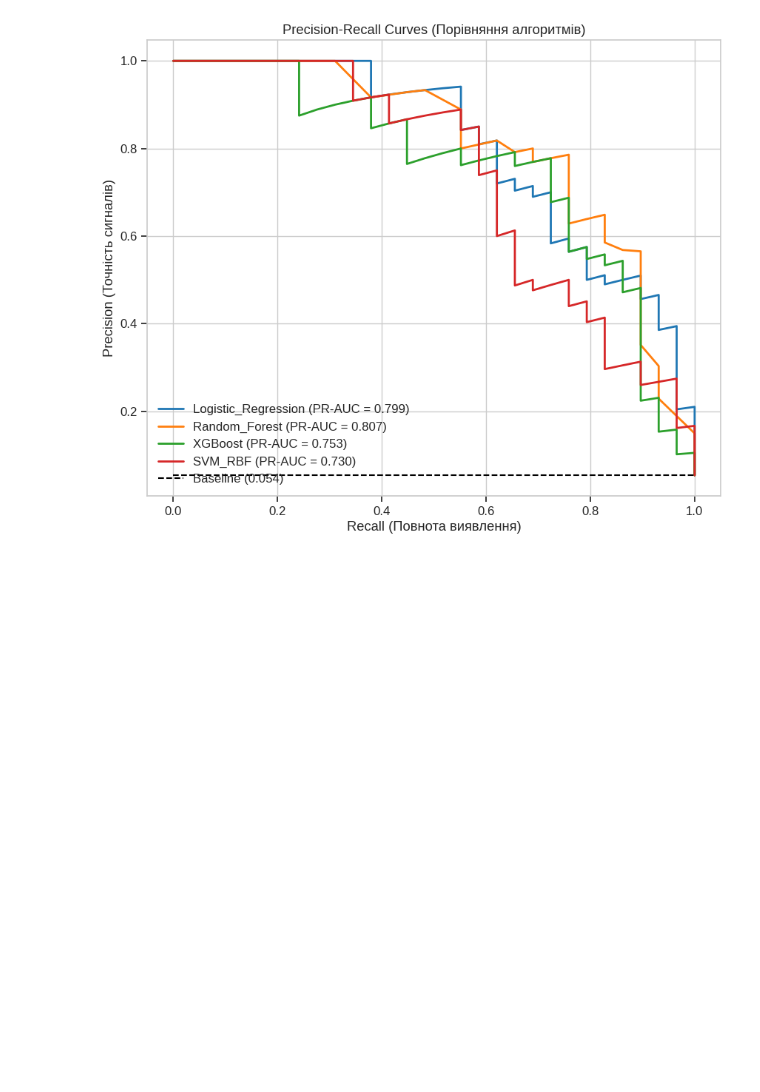
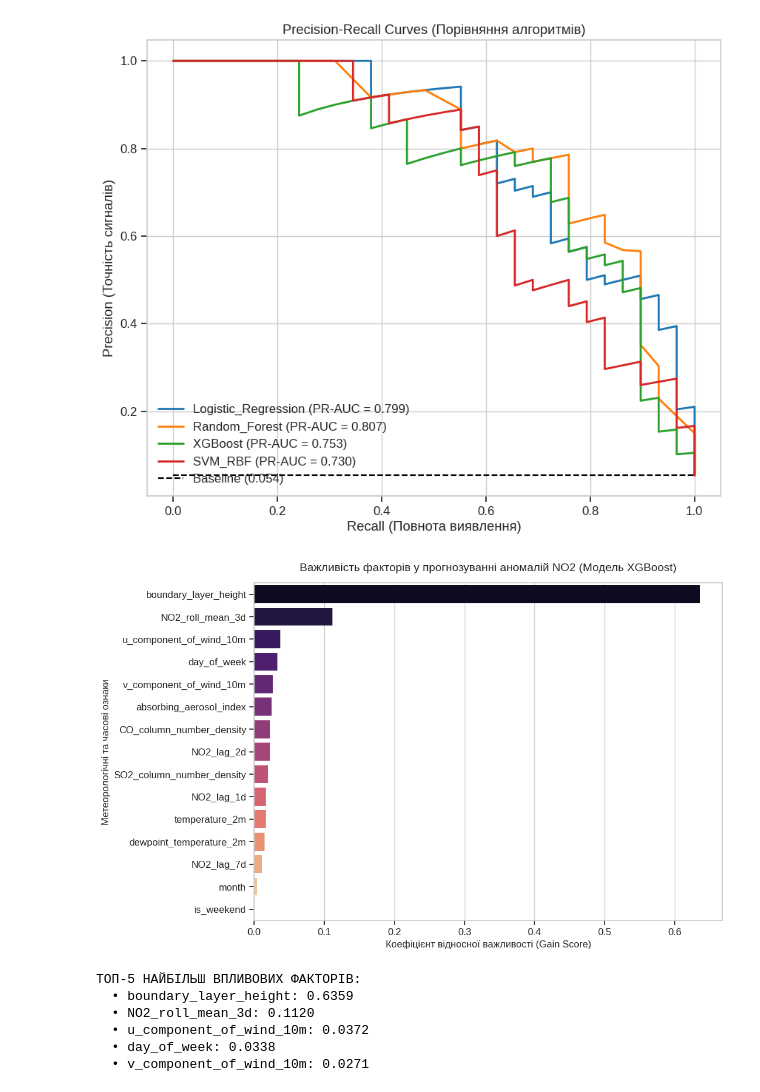
Before and after one commit to ivankomin/NO2-Detector-Coursework, a Jupyter notebook: report.ipynb, the cells around one changed output. Cells and saved outputs as stored; diff of their text form; code cells hidden in the pictures; blank space fills up the shorter version.

Commit message:
more visualizations for the ipynb file

```diff
--- a/report.ipynb
+++ b/report.ipynb
@@ -218,3 +247,43 @@ plt.show()
 # %% [output]
 [figure]
 [figure]
+# %%
+# 1. Витягуємо навчену модель XGBoost та назви ознак
+xgb_features = models['XGBoost'].feature_importances_
+feature_names = X.columns
+
+# 2. Створюємо датафрейм для зручного сортування
+df_importance = pd.DataFrame({
+    'Ознака': feature_names,
+    'Важливість': xgb_features
+}).sort_values(by='Важливість', ascending=False)
+
+# 3. Побудова горизонтального графіка
+plt.figure(figsize=(11, 7))
+sns.barplot(
+    x='Важливість',
+    y='Ознака',
+    data=df_importance,
+    palette='magma',
+    hue='Ознака',
+    legend=False
+)
+
+plt.title('Важливість факторів у прогнозуванні аномалій NO2 (Модель XGBoost)', fontsize=14, pad=15)
+plt.xlabel('Коефіцієнт відносної важливості (Gain Score)', fontsize=12)
+plt.ylabel('Метеорологічні та часові ознаки', fontsize=12)
+plt.tight_layout()
+plt.show()
+
+# Текстовий топ-5 для швидкого аналізу
+print("ТОП-5 НАЙБІЛЬШ ВПЛИВОВИХ ФАКТОРІВ:")
+for idx, row in df_importance.head(5).iterrows():
+    print(f"  • {row['Ознака']}: {row['Важливість']:.4f}")
+# %% [output]
+[figure, added]
+ТОП-5 НАЙБІЛЬШ ВПЛИВОВИХ ФАКТОРІВ:
+  • boundary_layer_height: 0.6359
+  • NO2_roll_mean_3d: 0.1120
+  • u_component_of_wind_10m: 0.0372
+  • day_of_week: 0.0338
+  • v_component_of_wind_10m: 0.0271
```
Also changed, not shown: parts of 8 cells of this notebook, 1 other file.
